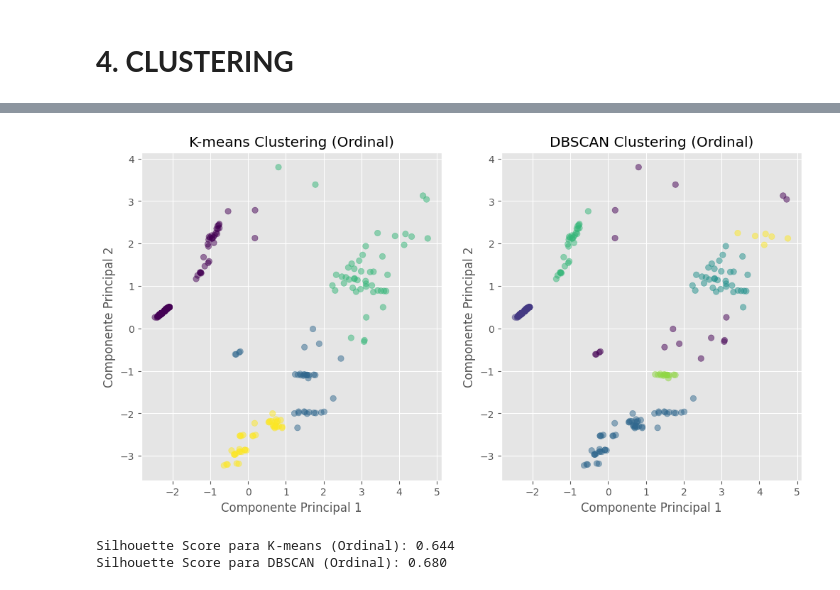
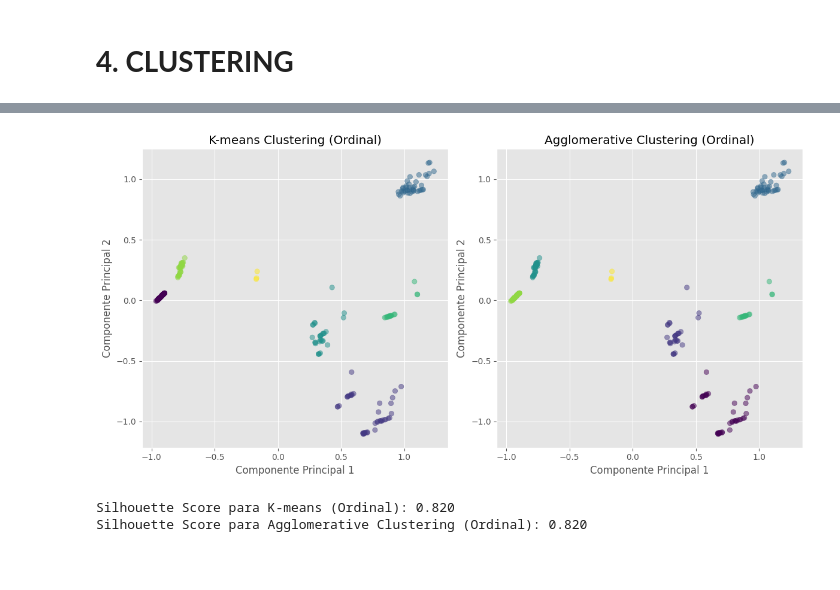
Before and after one commit to aitanax/Clustering_Estrellas, a Jupyter notebook: Notebook_Final.ipynb, the cells around one changed output, grey strips where cells are left out. Drawn from its saved outputs; the diff is of its cells as text; code cells hidden in the pictures; blank space fills up the shorter version.

```diff
--- a/Notebook_Final.ipynb
+++ b/Notebook_Final.ipynb
@@ -281,3 +281,5 @@ spectral_class = ['O','B','A','F','G','K','M']
+# %%
+spectral_class = ['M','K','G','F','A','B','O']
 # %% [markdown]
 # **1. ENCODING**
 # %% [markdown]
@@ -391,3 +409,12 @@ df_4_scaled = scaler.fit_transform(df_4)
+# %%
+# Crear el StandardScaler
+scaler = MinMaxScaler()
+
+# Escalar los DataFrames
+df_ordinal_scaled2 = scaler.fit_transform(df_1)
+df_one_hot_scaled2 = scaler.fit_transform(df_2)
+df_3_scaled2 = scaler.fit_transform(df_3)
+df_4_scaled2 = scaler.fit_transform(df_4)
 # %% [markdown]
 ### 2.2 Sin escalador
 # %%
@@ -605,0 +631,8 @@ plt.show()
+# %%
+# Usamos dos componentes principales
+pca = PCA(n_components=2)
+
+df_ordinal_pca2 = pca.fit_transform(df_ordinal_scaled2)
+df_one_hot_pca2 = pca.fit_transform(df_one_hot_scaled2)
+df_3_pca2 = pca.fit_transform(df_3_scaled2)
+df_4_pca2 = pca.fit_transform(df_4_scaled2)
@@ -691,49 +759,56 @@ A pesar de que no es necesario calcular el metodo del codo para los 4 df que hem
 # %%
-# DataFrames a procesar y sus respectivos títulos
-dataframes = [df_ordinal_pca_df, df_one_hot_pca_df, df_3_pca_df, df_4_pca_df,]
+# Número de clusters para cada tipo de conjunto de datos
+num_clusters = {
+    "Ordinal": 7,  # Número de clusters específico para el conjunto ordinal
+    "default": 6  # Número de clusters para el resto
+}
+
+# Aplicar la función a los DataFrames
+dataframes = [ df_ordinal_pca2, df_one_hot_pca2, df_3_pca, df_4_pca2]
 titles = ["Ordinal", "One-Hot", "Mixed 1", "Mixed 2"]
 
-# Aplicar K-means, DBSCAN, y mostrar resultados en un solo bucle
+# Ciclo para aplicar K-means y Agglomerative Clustering a cada DataFrame
 for df, title in zip(dataframes, titles):
-    # Aplicar K-means
-    kmeans = KMeans(n_clusters=4, random_state=100472097)
-    df['KMeans_Labels'] = kmeans.fit_predict(df[['PCA_Component_1', 'PCA_Component_2']])
+    # Determinar el número de clusters basándose en el título del conjunto de datos
+    n_clusters = num_clusters.get(title, num_clusters['default'])
 
-    # Aplicar DBSCAN
-    dbscan = DBSCAN(eps=0.5, min_samples=5)
-    df['DBSCAN_Labels'] = dbscan.fit_predict(df[['PCA_Component_1', 'PCA_Component_2']])
 
-    # Gráficos para visualizar K-means y DBSCAN
-    plt.figure(figsize=(12, 6))
+    kmeans = SKLearnKMeans(n_clusters=n_clusters, random_state=100472195)
+    kmeans_labels = kmeans.fit_predict(df)
+
+
+    agglomerative = AgglomerativeClustering(n_clusters=n_clusters, linkage='ward')
+    agglomerative_labels = agglomerative.fit_predict(df)
+
+
+    plt.figure(figsize=(12, 6))  # Crear una figura con dos subgráficos
 
     # Gráfico para K-means
     plt.subplot(1, 2, 1)
-    plt.scatter(df['PCA_Component_1'], df['PCA_Component_2'], c=df['KMeans_Labels'], cmap='viridis', alpha=0.5)
+    plt.grid(True)
+    plt.scatter(df[:, 0], df[:, 1], c=kmeans_labels, cmap='viridis', alpha=0.5)
     plt.xlabel("Componente Principal 1")
     plt.ylabel("Componente Principal 2")
     plt.title(f"K-means Clustering ({title})")
 
-    # Gráfico para DBSCAN
+    # Gráfico para Agglomerative Clustering
     plt.subplot(1, 2, 2)
-    plt.scatter(df['PCA_Component_1'], df['PCA_Component_2'], c=df['DBSCAN_Labels'], cmap='viridis', alpha=0.5)
+    plt.grid(True)
+    plt.scatter(df[:, 0], df[:, 1], c=agglomerative_labels, cmap='viridis', alpha=0.5)
     plt.xlabel("Componente Principal 1")
     plt.ylabel("Componente Principal 2")
-    plt.title(f"DBSCAN Clustering ({title})")
+    plt.title(f"Agglomerative Clustering ({title})")
 
+    plt.tight_layout()
     plt.show()
 
-    # Calcular el Silhouette Score para K-means y DBSCAN
-    kmeans_silhouette = silhouette_score(df[['PCA_Component_1', 'PCA_Component_2']], df['KMeans_Labels'])
-
-    # Para DBSCAN, ignorar puntos con etiqueta -1 (ruido)
-    dbscan_labels = df['DBSCAN_Labels']
-    non_noise_indices = (dbscan_labels != -1)
-    dbscan_silhouette = silhouette_score(
-        df.loc[non_noise_indices, ['PCA_Component_1', 'PCA_Component_2']], dbscan_labels[non_noise_indices])
+    # Calcular el Silhouette Score para cada método de clustering
+    kmeans_silhouette = silhouette_score(df, kmeans_labels)
+    agglomerative_silhouette = silhouette_score(df, agglomerative_labels)
 
     print(f"Silhouette Score para K-means ({title}): {kmeans_silhouette:.3f}")
-    print(f"Silhouette Score para DBSCAN ({title}): {dbscan_silhouette:.3f}")
+    print(f"Silhouette Score para Agglomerative Clustering ({title}): {agglomerative_silhouette:.3f}")
 # %% [output]
-[figure, old version]
+[figure, new version]
-Silhouette Score para K-means (Ordinal): 0.644
-Silhouette Score para DBSCAN (Ordinal): 0.680
+Silhouette Score para K-means (Ordinal): 0.820
+Silhouette Score para Agglomerative Clustering (Ordinal): 0.820
```
Also changed, not shown: parts of 39 cells of this notebook.
